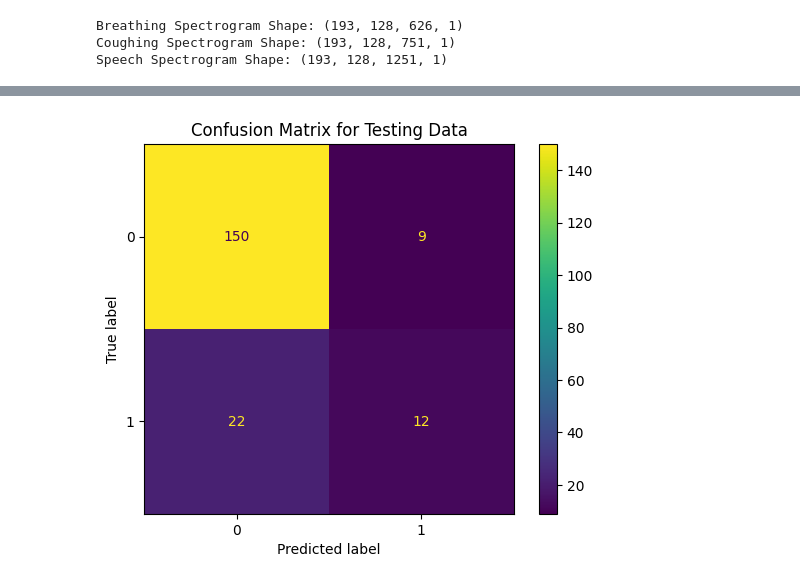
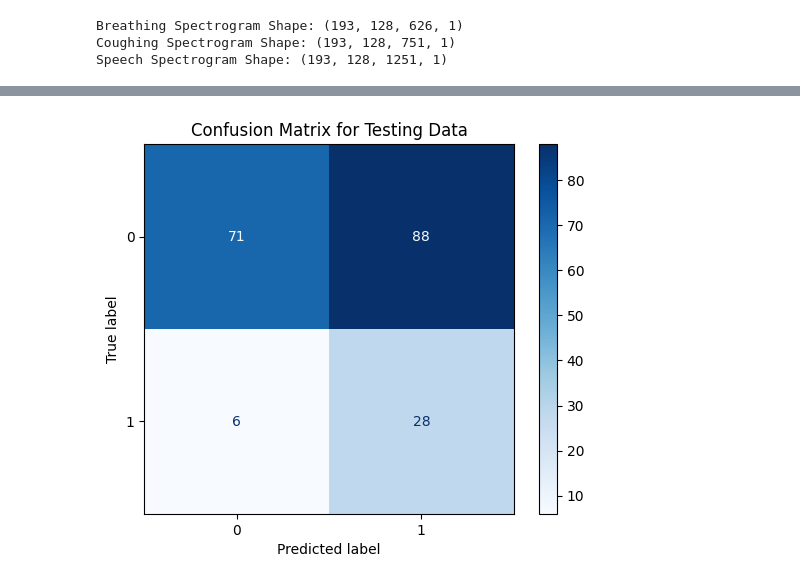
Before and after one commit to opheliasin/covid-detection, a Jupyter notebook: Workbook.ipynb, the cells around one changed output, grey strips where cells are left out. Cells and saved outputs as stored; diff of their text form; code cells hidden in the pictures.

```diff
--- a/Workbook.ipynb
+++ b/Workbook.ipynb
@@ -982,11 +320,10 @@ from collections import Counter
 
 
 # smote = SMOTE(sampling_strategy=0.5)  # Oversample minority class to 50% of majority class
-enn = EditedNearestNeighbours(n_neighbors=5, kind_sel="mode")
+enn = EditedNearestNeighbours(n_neighbors=3, kind_sel="mode")
 # smote_enn = SMOTEENN(smote=smote, enn=enn, random_state=seed)
 
-# smote_enn = SMOTEENN(random_state=seed, sampling_strategy={0: 634, 1: 300})
-
-smote_enn = SMOTEENN(random_state=seed, sampling_strategy='minority', enn=enn)
+smote_enn = SMOTEENN(random_state=seed,  sampling_strategy=0.65, enn=enn)
+#smote_enn = SMOTEENN(random_state=seed,  sampling_strategy='minority', enn=enn)
 X_train_resampled, y_train_resampled = smote_enn.fit_resample(X_train, y_train)
 # %%
@@ -1007,6 +346,7 @@ num_mel_bands = 128
 original_time_frames_breathing = 626 # prev: 622
 original_time_frames_coughing = 751 # prev: 747
 original_time_frames_speech = 1251 # prev: 1247
+max_time_frames = 1251  # Maximum time frames across all audio types
 
 # Total original time frames
 original_total_time_frames = original_time_frames_breathing + original_time_frames_coughing + original_time_frames_speech
@@ -1108,23 +466,29 @@ y_test = np.array(y_test)
 # %%
-import tensorflow as tf
-from tensorflow.keras.layers import Input, Conv2D, MaxPooling2D, GlobalAveragePooling2D, Dense, Concatenate, Dropout
-
 # Define input for Mel spectrogram (shape: 625 time frames x 128 frequency bins x 1 channel)
 mel_input_breathing = Input(shape=(128, 626, 1), name='mel_spectrogram_breathing')
 mel_input_cough = Input(shape=(128, 751, 1), name='mel_spectrogram_cough')
 mel_input_speech = Input(shape=(128, 1251, 1), name='mel_spectrogram_speech')
 
+def create_cnn_subnetwork(input_layer):
+    # First Convolutional Block
+    x = Conv2D(16, (3, 3), activation='relu', padding='same')(input_layer)
+    x = BatchNormalization()(x)  # Add Batch Normalization
+    x = MaxPooling2D(pool_size=(2, 2))(x)
+    x = Dropout(0.25)(x)  # Add Dropout after pooling
 
-# Define CNN sub-network for Mel spectrogram
-def create_cnn_subnetwork(input_layer):
-    x = Conv2D(16, (3,3), activation='relu')(input_layer)
-    x = MaxPooling2D(pool_size=(2,2))(x)
-    x = Conv2D(16, (3,3), activation='relu')(x)
-    x = MaxPooling2D(pool_size=(2,2))(x)
-    x = Conv2D(32, (3,3), activation='relu')(x)
-    x = MaxPooling2D(pool_size=(2,2))(x)
-    x = Conv2D(64, (3,3), activation='relu')(x)
-    x = MaxPooling2D(pool_size=(2,2))(x)
+    # Second Convolutional Block
+    x = Conv2D(32, (3, 3), activation='relu', padding='same')(x)
+    x = BatchNormalization()(x)  # Add Batch Normalization
+    x = MaxPooling2D(pool_size=(2, 2))(x)
+    x = Dropout(0.25)(x)  # Add Dropout after pooling
+
+    # Third Convolutional Block
+    x = Conv2D(64, (3, 3), activation='relu', padding='same')(x)
+    x = BatchNormalization()(x)  # Add Batch Normalization
+    x = MaxPooling2D(pool_size=(2, 2))(x)
+    x = Dropout(0.4)(x)  # Increase Dropout for deeper layers
+
+    # Global Average Pooling
     x = GlobalAveragePooling2D()(x)
 
     return x
@@ -1329,11 +663,11 @@ cm = confusion_matrix(y_test, y_pred_test_binary)
 # %%
 disp = ConfusionMatrixDisplay(cm)
 
-disp.plot()
+disp.plot(cmap=plt.cm.Blues)
 plt.title("Confusion Matrix for Testing Data")
 plt.show()
 # %% [output]
-[figure, old version]
+[figure, new version]
 # %%
 balanced_acc = balanced_accuracy_score(y_test, y_pred_test_binary)
 print(f"Balanced Accuracy: {balanced_acc}")
```
Also changed, not shown: parts of 191 cells of this notebook, 35 other files.
